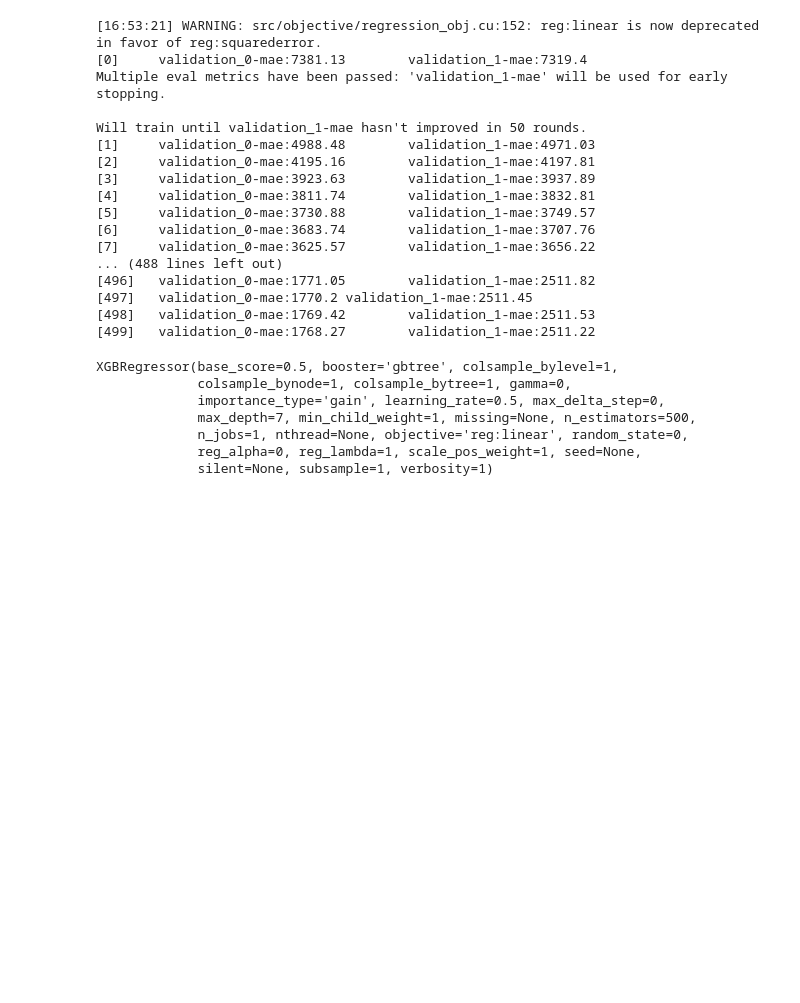
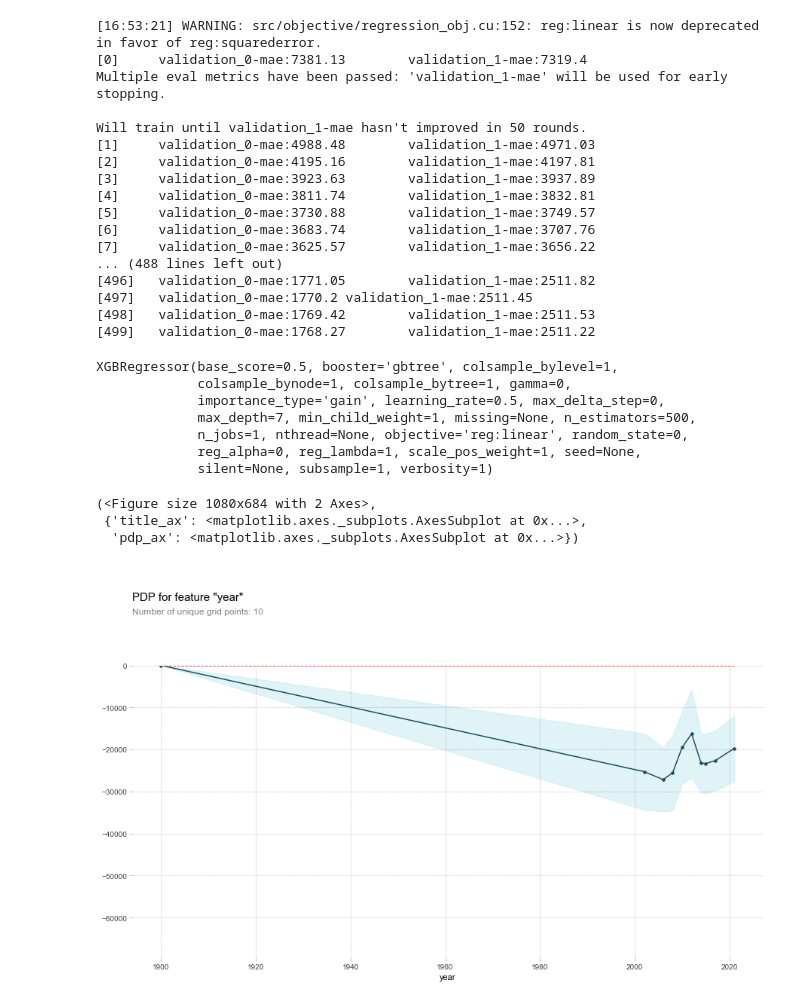
Before and after one commit to JonNData/used-car-predictor, a Jupyter notebook: notebooks/Used_cars_Build.ipynb, the cells around one changed output. Cells and saved outputs as stored; diff of their text form; code cells hidden in the pictures; blank space fills up the shorter version.

```diff
--- a/notebooks/Used_cars_Build.ipynb
+++ b/notebooks/Used_cars_Build.ipynb
@@ -472,0 +501,28 @@ XGBRegressor(base_score=0.5, booster='gbtree', colsample_bylevel=1,
+# %%
+# Clean up for pdp
+encoder = ce.OrdinalEncoder()
+val_encoded = encoder.fit_transform(val)
+imputer = SimpleImputer(strategy='median')
+val_imputed = imputer.fit_transform(val_encoded)
+df_val_imputed = pd.DataFrame(data= val_imputed, columns=val.columns)
+X_val_imputed = df_val_imputed[features]
+rf = RandomForestRegressor()
+model = rf.fit(X_val_imputed, y_val)
+# %%
+# x Make at least 1 partial dependence plot to explain your model.
+
+feature = 'year'
+isolated = pdp_isolate(
+    model = pipeline,
+    dataset= X_val_imputed,
+    model_features= X_val_imputed.columns,
+    feature = feature
+)
+pdp_plot(isolated, feature_name= feature)
+
+# neat. You can kinda see what cars people put up for sale have value.
+# %% [output]
+(<Figure size 1080x684 with 2 Axes>,
+ {'title_ax': <matplotlib.axes._subplots.AxesSubplot at 0x...>,
+  'pdp_ax': <matplotlib.axes._subplots.AxesSubplot at 0x...>})
+[figure, added]
```
Also changed, not shown: parts of 21 cells of this notebook.
